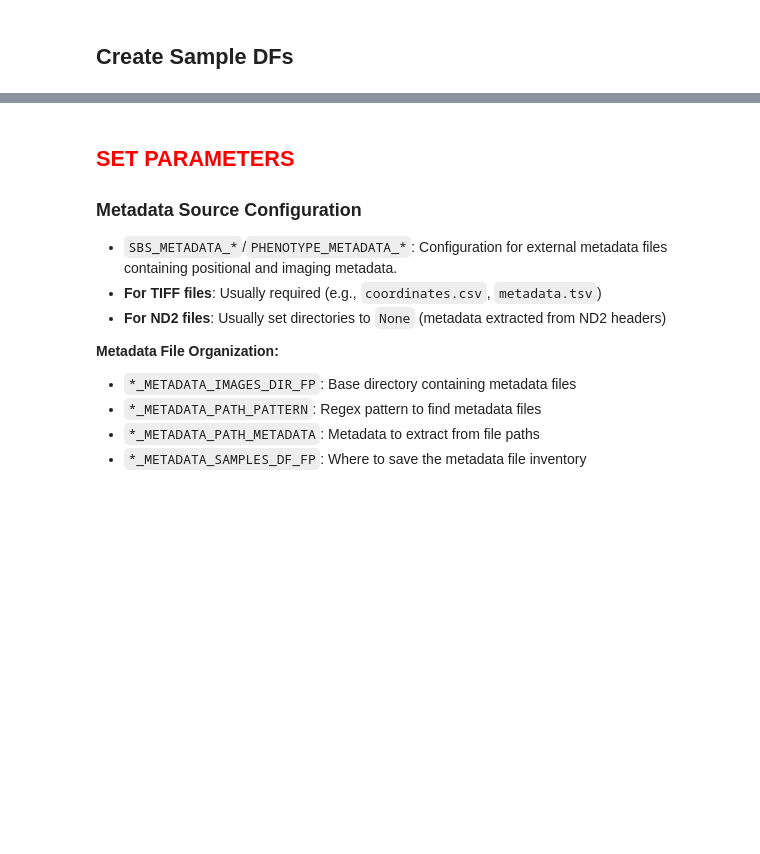
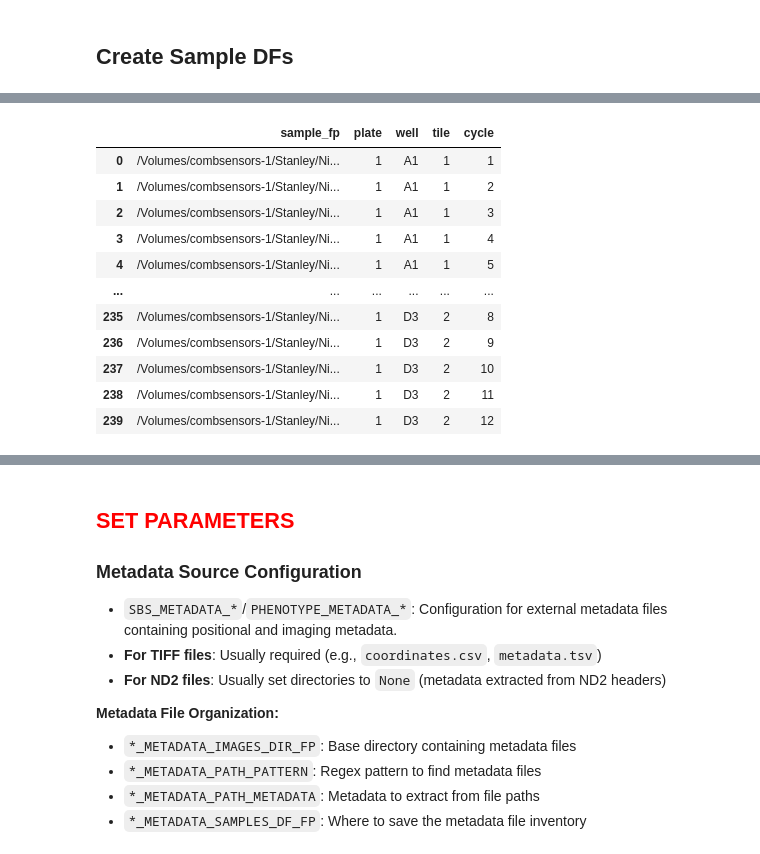
Before and after one commit to msschwartz21/brieflow-analysis, a Jupyter notebook: analysis/0.configure_preprocess_params.ipynb, the cells around one changed output, grey strips where cells are left out. Saved outputs shown, nothing was run; the diff lists cells and outputs as text; code cells hidden in the pictures; blank space fills up the shorter version.

```diff
--- a/analysis/0.configure_preprocess_params.ipynb
+++ b/analysis/0.configure_preprocess_params.ipynb
@@ -128,8 +128,8 @@ PHENOTYPE_PATH_METADATA = None
 PHENOTYPE_METADATA_ORDER_TYPE = None
 
 # Data format and organization
-SBS_DATA_FORMAT = None
-SBS_DATA_ORGANIZATION = None
+SBS_DATA_FORMAT = 'zarr'
+SBS_DATA_ORGANIZATION = 'tile'
 PHENOTYPE_DATA_FORMAT = None
 PHENOTYPE_DATA_ORGANIZATION = None
 
@@ -140,7 +140,7 @@ PHENOTYPE_N_Z_PLANES = None
 # Zarr source configuration (used when SBS_DATA_FORMAT == "zarr")
 # Read SBS image data directly from a Zarr store; derived images are written
 # back into it as consolidated arrays (no TIFF conversion).
-SBS_SOURCE_ZARR_FP = None  # e.g. "/path/to/20260528-sequencing.zarr"
+SBS_SOURCE_ZARR_FP = '/Volumes/combsensors-1/Stanley/Nikon/SeqPlate2/20260528-sequencing.zarr'  # e.g. "/path/to/20260528-sequencing.zarr"
 SBS_SOURCE_ARRAY_KEY = "inc/unaligned"  # group-relative key of the source SBS array
 SBS_DERIVED_STORE_FP = None  # where derived arrays go; None = same as source store
 SBS_DERIVED_GROUP_PREFIX = "sbs"  # derived arrays land under <store>/<prefix>/...
@@ -266,41 +266,42 @@ else:
         display(sbs_wildcard_combos)
 
 # Create phenotype samples DataFrame (always)
-phenotype_samples = create_samples_df(
-    PHENOTYPE_IMAGES_DIR_FP,
-    PHENOTYPE_PATH_PATTERN,
-    PHENOTYPE_PATH_METADATA,
-    PHENOTYPE_METADATA_ORDER_TYPE,
-)
-phenotype_samples.to_csv(PHENOTYPE_SAMPLES_DF_FP, sep="\t", index=False)
-print("Phenotype samples:")
-display(phenotype_samples)
+# phenotype_samples = create_samples_df(
+#     PHENOTYPE_IMAGES_DIR_FP,
+#     PHENOTYPE_PATH_PATTERN,
+#     PHENOTYPE_PATH_METADATA,
+#     PHENOTYPE_METADATA_ORDER_TYPE,
+# )
+# phenotype_samples.to_csv(PHENOTYPE_SAMPLES_DF_FP, sep="\t", index=False)
+# print("Phenotype samples:")
+# display(phenotype_samples)
 
-# Create phenotype wildcard combos based on data organization
-if PHENOTYPE_DATA_ORGANIZATION == "tile":
-    phenotype_wildcard_combos = phenotype_samples[PHENOTYPE_PATH_METADATA].drop_duplicates().astype(str)
-    phenotype_wildcard_combos.to_csv(PHENOTYPE_COMBO_DF_FP, sep="\t", index=False)
-    print("Phenotype wildcard combos (tile organization):")
-    display(phenotype_wildcard_combos)
-elif PHENOTYPE_DATA_ORGANIZATION == "well" and len(phenotype_samples) > 0:
-    print("Phenotype: Detecting tile count for well organization...")
-    # Get tile count from a sample well
-    PHENOTYPE_TILES = get_tile_count_from_well(
-        phenotype_samples,
-        plate=phenotype_samples["plate"].iloc[0],
-        well=phenotype_samples["well"].iloc[0],
-        verbose=True
-    )
-    print(f"Detected {PHENOTYPE_TILES} tiles per well for phenotype")
+# # Create phenotype wildcard combos based on data organization
+# if PHENOTYPE_DATA_ORGANIZATION == "tile":
+#     phenotype_wildcard_combos = phenotype_samples[PHENOTYPE_PATH_METADATA].drop_duplicates().astype(str)
+#     phenotype_wildcard_combos.to_csv(PHENOTYPE_COMBO_DF_FP, sep="\t", index=False)
+#     print("Phenotype wildcard combos (tile organization):")
+#     display(phenotype_wildcard_combos)
+# elif PHENOTYPE_DATA_ORGANIZATION == "well" and len(phenotype_samples) > 0:
+#     print("Phenotype: Detecting tile count for well organization...")
+#     # Get tile count from a sample well
+#     PHENOTYPE_TILES = get_tile_count_from_well(
+#         phenotype_samples,
+#         plate=phenotype_samples["plate"].iloc[0],
+#         well=phenotype_samples["well"].iloc[0],
+#         verbose=True
+#     )
+#     print(f"Detected {PHENOTYPE_TILES} tiles per well for phenotype")
 
-    # Generate combos with detected tile count
-    base_combos = phenotype_samples[PHENOTYPE_PATH_METADATA].drop_duplicates().astype(str)
-    tiles = [str(i) for i in range(PHENOTYPE_TILES)]
-    phenotype_wildcard_combos = pd.DataFrame([
-        {**row.to_dict(), "tile": tile}
-        for _, row in base_combos.iterrows()
-        for tile in tiles
-    ])
-    phenotype_wildcard_combos.to_csv(PHENOTYPE_COMBO_DF_FP, sep="\t", index=False)
-    print("Phenotype wildcard combos (well organization):")
-    display(phenotype_wildcard_combos)
+#     # Generate combos with detected tile count
+#     base_combos = phenotype_samples[PHENOTYPE_PATH_METADATA].drop_duplicates().astype(str)
+#     tiles = [str(i) for i in range(PHENOTYPE_TILES)]
+#     phenotype_wildcard_combos = pd.DataFrame([
+#         {**row.to_dict(), "tile": tile}
+#         for _, row in base_combos.iterrows()
+#         for tile in tiles
+#     ])
+#     phenotype_wildcard_combos.to_csv(PHENOTYPE_COMBO_DF_FP, sep="\t", index=False)
+#     print("Phenotype wildcard combos (well organization):")
+#     display(phenotype_wildcard_combos)
+# %% [output]
@@ -306,0 +309,12 @@ elif PHENOTYPE_DATA_ORGANIZATION == "well" and len(phenotype_samples) > 0:
+|  | sample_fp | plate | well | tile | cycle |
+| 0 | /Volumes/combsensors-1/Stanley/Ni... | 1 | A1 | 1 | 1 |
+| 1 | /Volumes/combsensors-1/Stanley/Ni... | 1 | A1 | 1 | 2 |
+| 2 | /Volumes/combsensors-1/Stanley/Ni... | 1 | A1 | 1 | 3 |
+| 3 | /Volumes/combsensors-1/Stanley/Ni... | 1 | A1 | 1 | 4 |
+| 4 | /Volumes/combsensors-1/Stanley/Ni... | 1 | A1 | 1 | 5 |
+| ... | ... | ... | ... | ... | ... |
+| 235 | /Volumes/combsensors-1/Stanley/Ni... | 1 | D3 | 2 | 8 |
+| 236 | /Volumes/combsensors-1/Stanley/Ni... | 1 | D3 | 2 | 9 |
+| 237 | /Volumes/combsensors-1/Stanley/Ni... | 1 | D3 | 2 | 10 |
+| 238 | /Volumes/combsensors-1/Stanley/Ni... | 1 | D3 | 2 | 11 |
+| 239 | /Volumes/combsensors-1/Stanley/Ni... | 1 | D3 | 2 | 12 |
```
Also changed, not shown: parts of 6 cells of this notebook.
